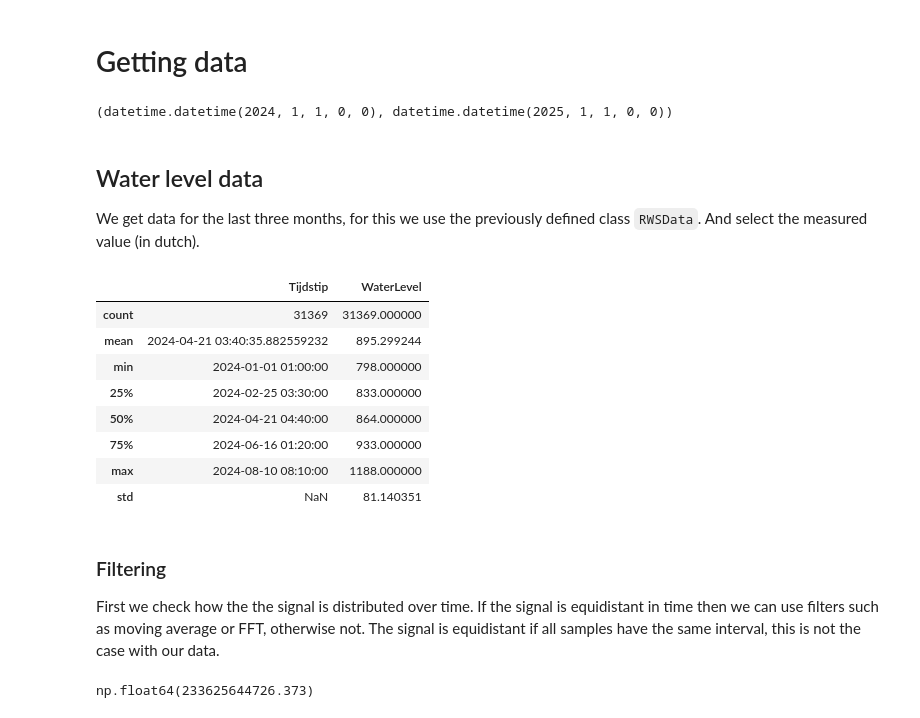
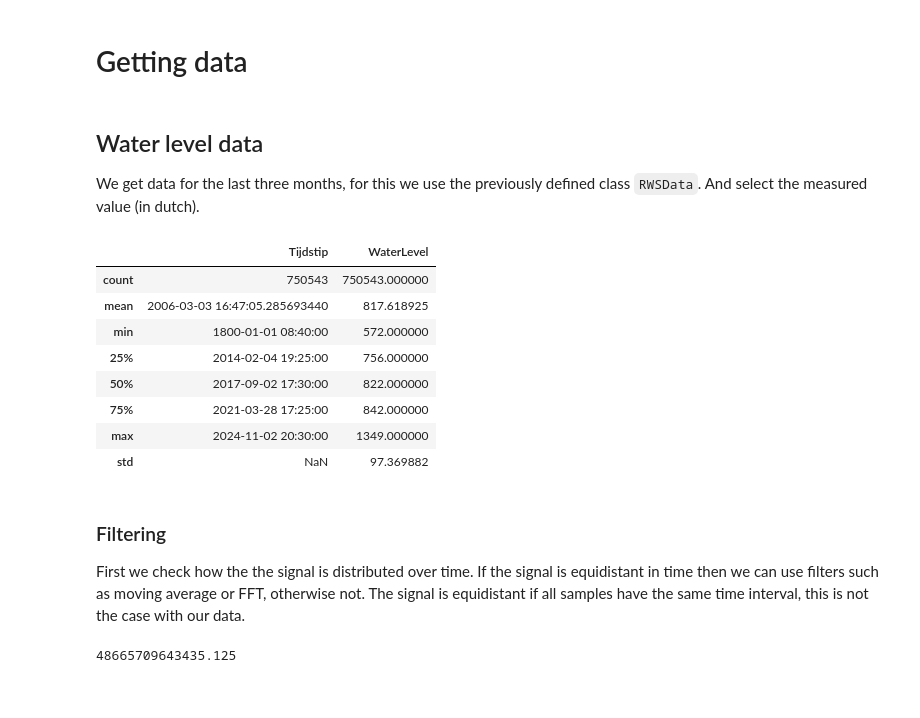
Before and after one commit to arykanary/PortFolio, a Jupyter notebook: Analysis_of_WaterLevels_in_Arnhem.ipynb, the cells around one changed output. Drawn from its saved outputs; the diff is of its cells as text; code cells hidden in the pictures.

```diff
--- a/Analysis_of_WaterLevels_in_Arnhem.ipynb
+++ b/Analysis_of_WaterLevels_in_Arnhem.ipynb
@@ -15,11 +13,5 @@ plt.rcParams['figure.figsize'] = (20, 6)
 # %% [markdown]
 # Getting data
-# %%
-start = datetime(2024, 1, 1, 0)
-end   = datetime(2025, 1, 1, 0)
-start, end
-# %% [output]
-(datetime.datetime(2024, 1, 1, 0, 0), datetime.datetime(2025, 1, 1, 0, 0))
 # %% [markdown]
 ## Water level data
 
@@ -30,24 +20,34 @@ wl_df = RWSData().data_loc_datetime(start, end)[0][1]
+# %%
+dframes = []
+
+loc1 = RWSData(('ARNHM', 700000.776754401, 5762308.24570394))
+for n in range(1800, 2024):
+    dframes.append(loc1.data_loc_datetime(datetime(n, 1, 1, 0), datetime(n+1, 1, 1, 0))[0][1])
+
+loc2 = RWSData(('ARNH' , 700021.921999557, 5762290.37468757))
+dframes.append(loc2.data_loc_datetime(datetime(2024, 1, 1, 0), datetime(2025, 1, 1, 0))[0][1])
+wl_df = pd.concat(dframes)
 # %%
 raw_series = wl_df['Meetwaarde.Waarde_Numeriek']
 raw_series.name = 'WaterLevel'
-raw_series.reset_index().describe()
+raw_series.reset_index().describe(datetime_is_numeric=True)
 # %% [output]
 |  | Tijdstip | WaterLevel |
-| count | 31369 | 31369.000000 |
-| mean | 2024-04-21 03:40:35.882559232 | 895.299244 |
-| min | 2024-01-01 01:00:00 | 798.000000 |
-| 25% | 2024-02-25 03:30:00 | 833.000000 |
-| 50% | 2024-04-21 04:40:00 | 864.000000 |
-| 75% | 2024-06-16 01:20:00 | 933.000000 |
-| max | 2024-08-10 08:10:00 | 1188.000000 |
-| std | NaN | 81.140351 |
+| count | 750543 | 750543.000000 |
+| mean | 2006-03-03 16:47:05.285693440 | 817.618925 |
+| min | 1800-01-01 08:40:00 | 572.000000 |
+| 25% | 2014-02-04 19:25:00 | 756.000000 |
+| 50% | 2017-09-02 17:30:00 | 822.000000 |
+| 75% | 2021-03-28 17:25:00 | 842.000000 |
+| max | 2024-11-02 20:30:00 | 1349.000000 |
+| std | NaN | 97.369882 |
 # %% [markdown]
 ### Filtering
 
 First we check how the the signal is distributed over time.
 If the signal is equidistant in time then we can use filters such as moving average or FFT, otherwise not.
-The signal is equidistant if all samples have the same interval, this is not the case with our data.
+The signal is equidistant if all samples have the same time interval, this is not the case with our data.
 # %%
 np.diff(wl_df.index).astype(float).std()
 # %% [output]
-np.float64(233625644726.373)
+48665709643435.125
```
Also changed, not shown: parts of 46 cells of this notebook, 2 other files.
